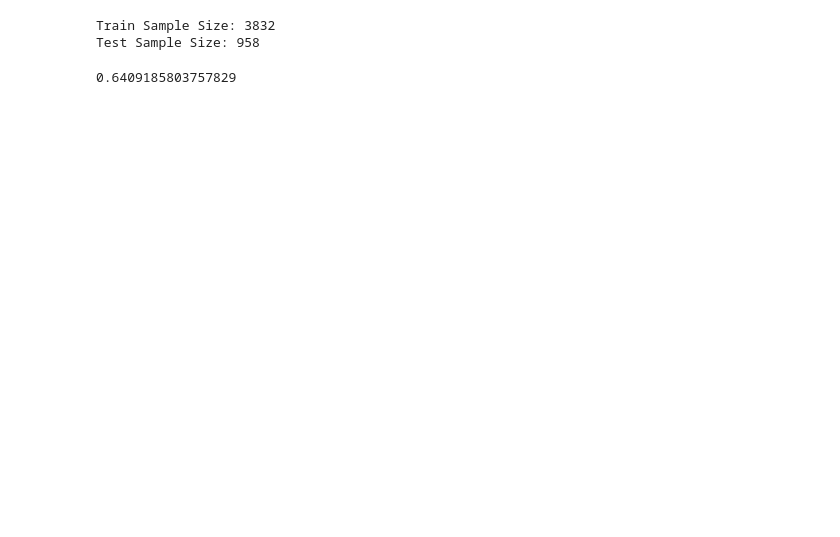
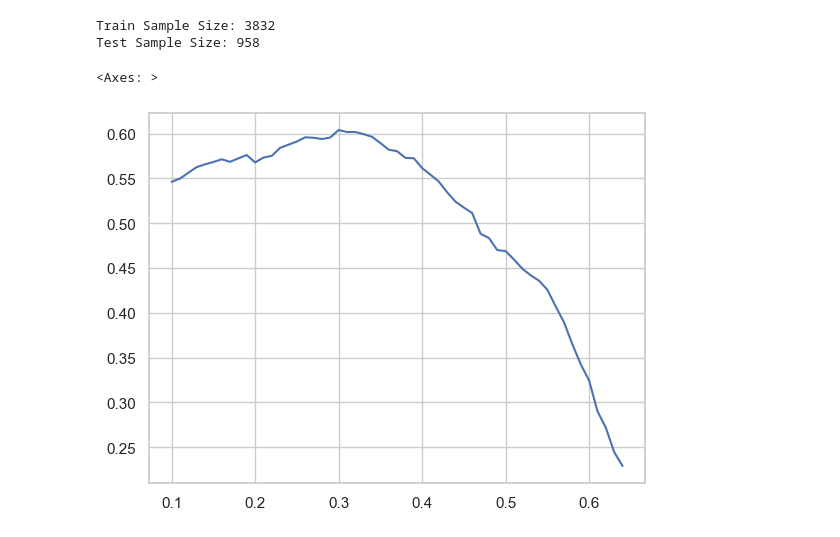
Before and after one commit to rtava/MLProject, a Jupyter notebook: posts/Log_Reg/LR.ipynb, the cells around one changed output. Drawn from its saved outputs; the diff is of its cells as text; code cells hidden in the pictures; blank space fills up the shorter version.

```diff
--- a/posts/Log_Reg/LR.ipynb
+++ b/posts/Log_Reg/LR.ipynb
@@ -164,16 +160,29 @@ Accuracy_RF = metrics.accuracy_score(y_test, y_pred_RF)
 F1_RF = metrics.f1_score(y_test, y_pred_RF)
 AUC = metrics.roc_auc_score(y_test, y_pred_RF)
 clas_report = metrics.classification_report(y_test, y_pred_RF)
-# %%
-from sklearn.linear_model import LogisticRegression
-logisticRegr = LogisticRegression()
-LR = logisticRegr.fit(X_train, y_train)
-predictions = logisticRegr.predict(X_test)
-
-score = logisticRegr.score(X_test, y_test)
-print(score)
-# %% [output]
-0.6409185803757829
+# %%
+from sklearn import metrics
+from sklearn.ensemble import RandomForestClassifier
+
+Fscore = []
+thrsh = []
+for i in range(10,65,1):
+    threshold = i/100
+    thrsh.append(threshold)
+
+    RF_model = RandomForestClassifier(random_state=1234, max_depth = 20, n_estimators=100, class_weight='balanced')
+    RF_model.fit(X_train,y_train)
+    y_prob_RF = RF_model.predict_proba(X_test)
+    y_pred_RF = (y_prob_RF[:,1] >= threshold).astype('int')
+    Accuracy_RF = metrics.accuracy_score(y_test, y_pred_RF)
+    Fscore.append(metrics.f1_score(y_test, y_pred_RF))
+    AUC = metrics.roc_auc_score(y_test, y_pred_RF)
+    clas_report = metrics.classification_report(y_test, y_pred_RF)
+# %%
+sns.lineplot(x=thrsh, y=Fscore)
+# %% [output]
+<Axes: >
+[figure, added]
 # %%
 from sklearn.metrics import confusion_matrix, ConfusionMatrixDisplay
 
```
Also changed, not shown: parts of 6 cells of this notebook, 7 other files.
